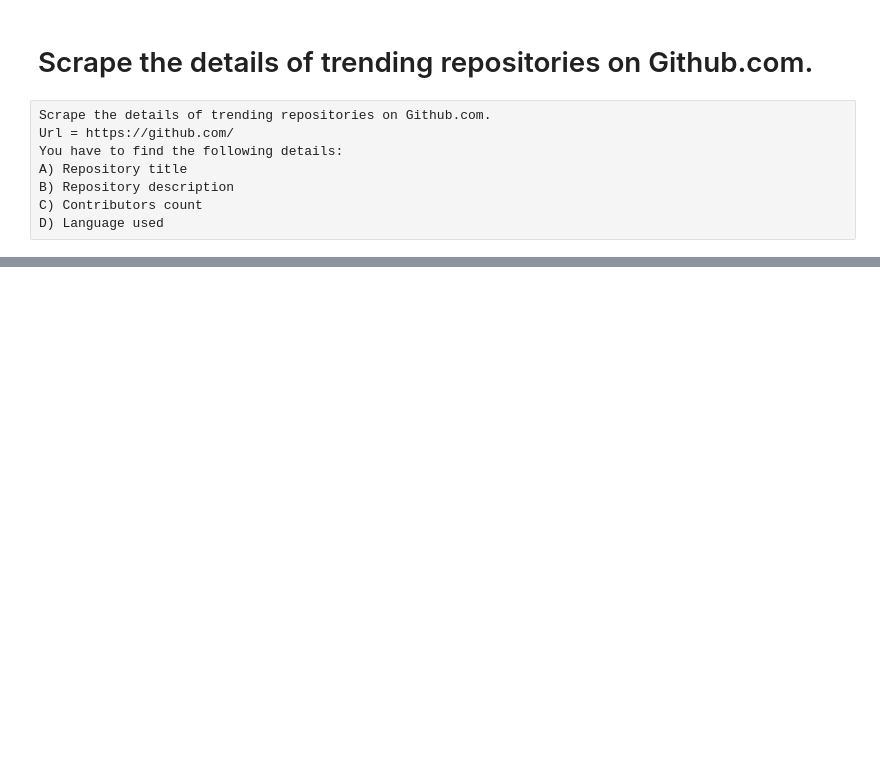
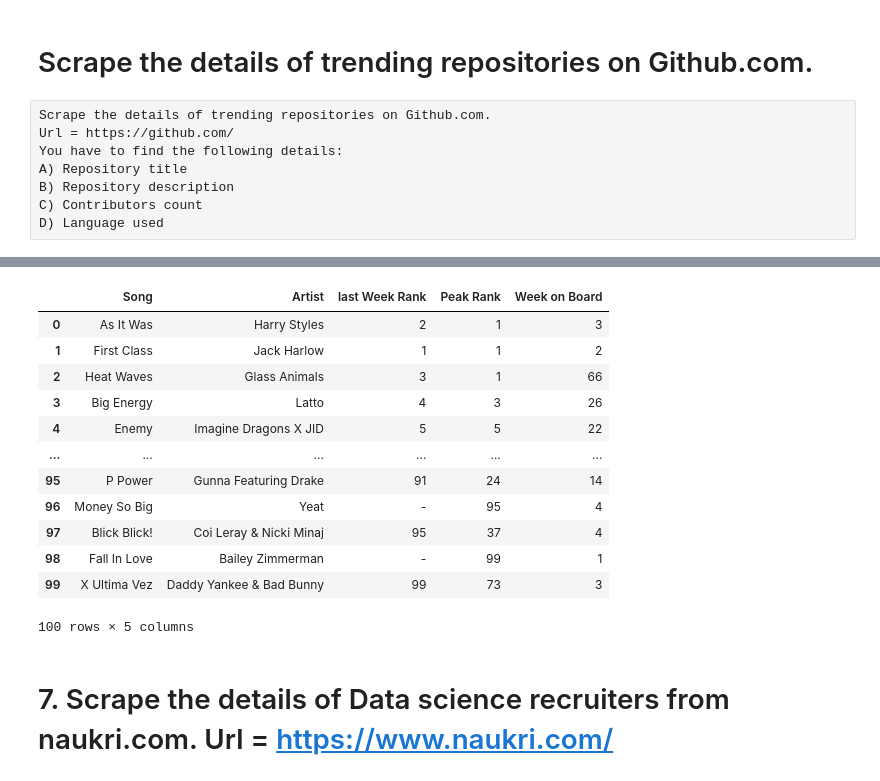
Before and after one commit to mohittomar2008/Internship, a Jupyter notebook: Web Scraping Assignment-4.ipynb, the cells around one changed output, grey strips where cells are left out. Drawn from its saved outputs; the diff is of its cells as text; code cells hidden in the pictures; blank space fills up the shorter version.

```diff
--- a/Web Scraping Assignment-4.ipynb
+++ b/Web Scraping Assignment-4.ipynb
@@ -202,0 +306,3 @@ except NoSuchElementException:
+# %%
+for i in folks:
+    print(i.text)
@@ -215,0 +318,9 @@ for i in prd_url:
+# %%
+contri=[]
+for i in prd_url:
+    try:
+        folks=driver.find_elements_by_xpath('//span[@class="text-bold"]')
+        contri.append(folks.text)
+
+    except:
+        contri.append('NA')
@@ -215,0 +358,9 @@ for i in prd_url:
+# %%
+# lets connect to driver
+
+driver= webdriver.Chrome(r'C:\Users\Bank of America\Downloads\chromedriver_win32\chromedriver.exe')
+driver.maximize_window()
+
+url='https:/www.billboard.com/'
+driver.get(url)
+time.sleep(5)
@@ -215,0 +373,40 @@ for i in prd_url:
+# %%
+song_list=driver.find_elements_by_xpath('//li[@class="lrv-u-width-100p"]/ul/li/h3')
+artist_list=driver.find_elements_by_xpath('//li[@class="lrv-u-width-100p"]/ul/li/span')
+#rank_list=driver.find_elements_by_xpath('//li[@class="lrv-u-width-100p"]/ul/li/span')
+
+song=[]
+artist=[]
+temp=[]
+rank=[]
+peak_rank=[]
+week_on_board=[]
+for i in song_list:
+    song.append(i.text)
+
+for i in artist_list:
+    temp.append(i.text)
+artist=temp[0::4]
+rank=temp[1::4]
+
+peak_rank=temp[2::4]
+week_on_board=temp[3::4]
+
+
+pd.DataFrame({'Song':song,'Artist':artist,'last Week Rank':rank,'Peak Rank':peak_rank,'Week on Board':week_on_board})
+# %% [output]
+|  | Song | Artist | last Week Rank | Peak Rank | Week on Board |
+| 0 | As It Was | Harry Styles | 2 | 1 | 3 |
+| 1 | First Class | Jack Harlow | 1 | 1 | 2 |
+| 2 | Heat Waves | Glass Animals | 3 | 1 | 66 |
+| 3 | Big Energy | Latto | 4 | 3 | 26 |
+| 4 | Enemy | Imagine Dragons X JID | 5 | 5 | 22 |
+| ... | ... | ... | ... | ... | ... |
+| 95 | P Power | Gunna Featuring Drake | 91 | 24 | 14 |
+| 96 | Money So Big | Yeat | - | 95 | 4 |
+| 97 | Blick Blick! | Coi Leray & Nicki Minaj | 95 | 37 | 4 |
+| 98 | Fall In Love | Bailey Zimmerman | - | 99 | 1 |
+| 99 | X Ultima Vez | Daddy Yankee & Bad Bunny | 99 | 73 | 3 |
+100 rows × 5 columns
+# %% [markdown]
+# 7. Scrape the details of Data science recruiters from naukri.com. Url = https://www.naukri.com/
```
Also changed, not shown: parts of 48 cells of this notebook.
